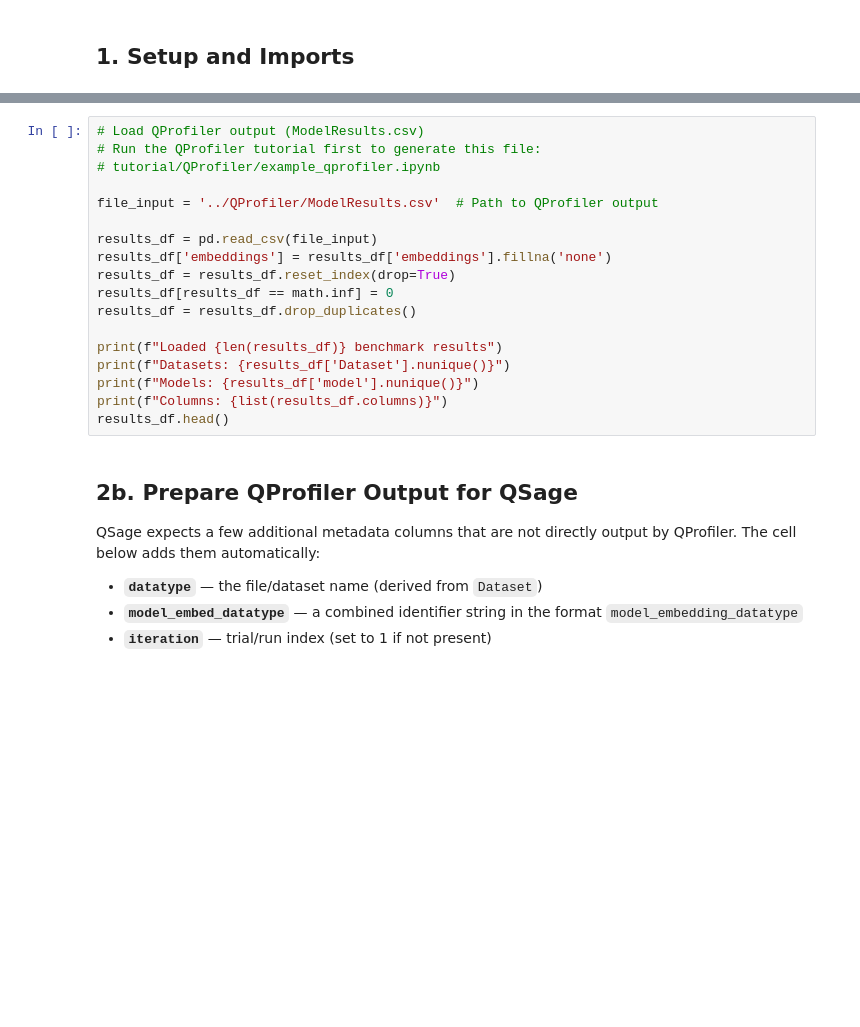
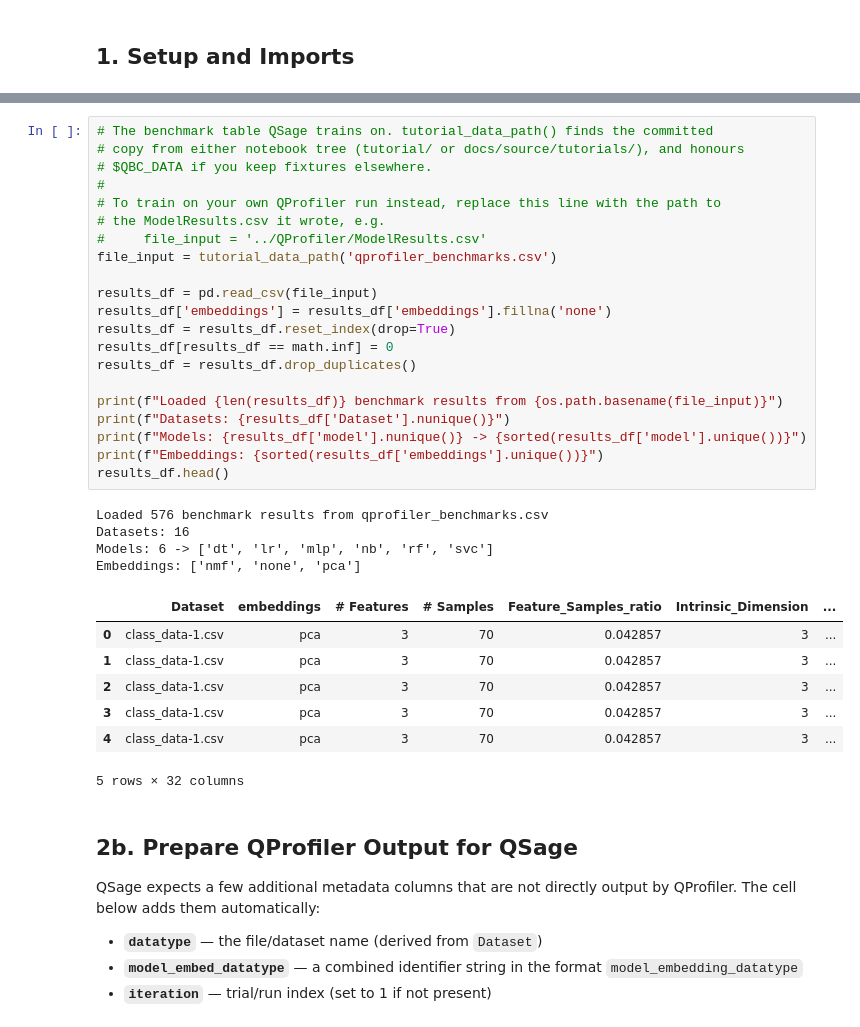
Before and after one commit to IBM/QBioCode, a Jupyter notebook: tutorial/QSage/qsage.ipynb, the cells around one changed output, grey strips where cells are left out. Drawn from its saved outputs; the diff is of its cells as text; blank space fills up the shorter version.

```diff
--- a/tutorial/QSage/qsage.ipynb
+++ b/tutorial/QSage/qsage.ipynb
@@ -41,21 +59,36 @@ Once you have run QProfiler, load its output below. You can also compile results
 # %%
-# Load QProfiler output (ModelResults.csv)
-# Run the QProfiler tutorial first to generate this file:
-# tutorial/QProfiler/example_qprofiler.ipynb
-
-file_input = '../QProfiler/ModelResults.csv'  # Path to QProfiler output
+# The benchmark table QSage trains on. tutorial_data_path() finds the committed
+# copy from either notebook tree (tutorial/ or docs/source/tutorials/), and honours
+# $QBC_DATA if you keep fixtures elsewhere.
+#
+# To train on your own QProfiler run instead, replace this line with the path to
+# the ModelResults.csv it wrote, e.g.
+#     file_input = '../QProfiler/ModelResults.csv'
+file_input = tutorial_data_path('qprofiler_benchmarks.csv')
 
 results_df = pd.read_csv(file_input)
 results_df['embeddings'] = results_df['embeddings'].fillna('none')
 results_df = results_df.reset_index(drop=True)
 results_df[results_df == math.inf] = 0
 results_df = results_df.drop_duplicates()
 
-print(f"Loaded {len(results_df)} benchmark results")
+print(f"Loaded {len(results_df)} benchmark results from {os.path.basename(file_input)}")
 print(f"Datasets: {results_df['Dataset'].nunique()}")
-print(f"Models: {results_df['model'].nunique()}")
-print(f"Columns: {list(results_df.columns)}")
+print(f"Models: {results_df['model'].nunique()} -> {sorted(results_df['model'].unique())}")
+print(f"Embeddings: {sorted(results_df['embeddings'].unique())}")
 results_df.head()
+# %% [output]
+Loaded 576 benchmark results from qprofiler_benchmarks.csv
+Datasets: 16
+Models: 6 -> ['dt', 'lr', 'mlp', 'nb', 'rf', 'svc']
+Embeddings: ['nmf', 'none', 'pca']
+|  | Dataset | embeddings | # Features | # Samples | Feature_Samples_ratio | Intrinsic_Dimension | ... |
+| 0 | class_data-1.csv | pca | 3 | 70 | 0.042857 | 3 | ... |
+| 1 | class_data-1.csv | pca | 3 | 70 | 0.042857 | 3 | ... |
+| 2 | class_data-1.csv | pca | 3 | 70 | 0.042857 | 3 | ... |
+| 3 | class_data-1.csv | pca | 3 | 70 | 0.042857 | 3 | ... |
+| 4 | class_data-1.csv | pca | 3 | 70 | 0.042857 | 3 | ... |
+5 rows × 32 columns
 # %% [markdown]
 ## 2b. Prepare QProfiler Output for QSage
 
```
Also changed, not shown: parts of 30 cells of this notebook, 6 other files.
